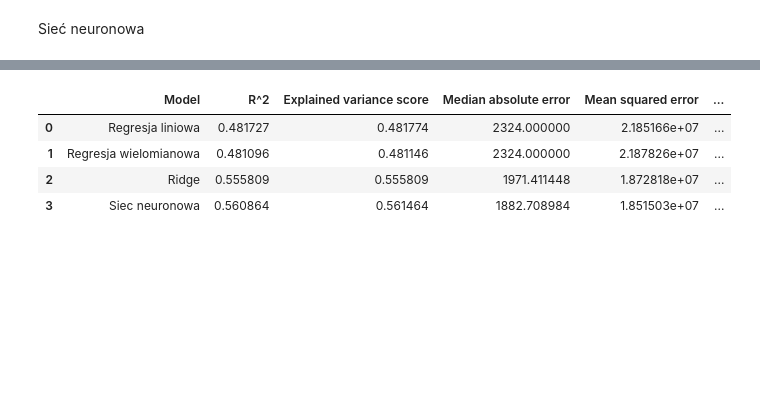
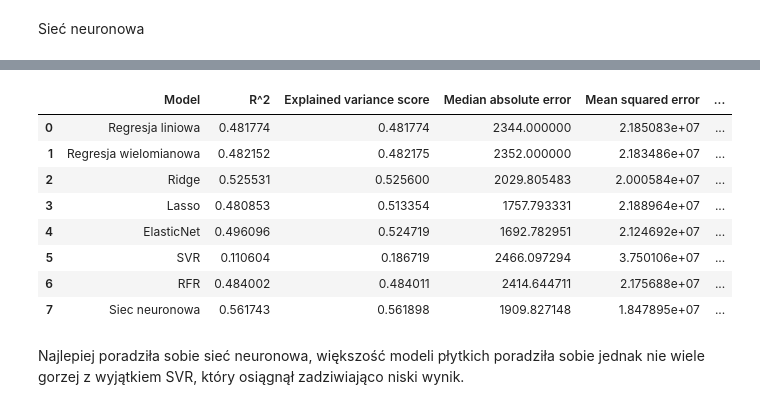
Before and after one commit to piotr310100/Projekt_PSI, a Jupyter notebook: projekt.ipynb, the cells around one changed output, grey strips where cells are left out. Cells and saved outputs as stored; diff of their text form; code cells hidden in the pictures; blank space fills up the shorter version.

```diff
--- a/projekt.ipynb
+++ b/projekt.ipynb
@@ -297,17 +279,16 @@ pipe= Pipeline(steps=[
 
 
 grid_params=  {
-                      'scaler': [StandardScaler(), None],
                       'preprocessor__degree': [1, 2],
-                      'regressor__alpha': [0.001, 0.01, 0.1, 1, 10, 100, 1000, 10000]
+                      'regressor__alpha': [0.01, 0.1, 1, 10, 100]
 }
 
 grid_ridge = GridSearchCV(pipe,
                     grid_params,
                     cv = kfold,
                     refit = True,
-                    verbose = 2,
-                    scoring = 'r2'
+                    scoring = 'r2',
+                    n_jobs = 2
 )
 
 grid_ridge.fit(X_train, y_train)
@@ -333,0 +377,26 @@ Fitting 5 folds for each of 32 candidates, totalling 160 fits
+# %%
+from sklearn.ensemble import RandomForestRegressor
+
+pipe= Pipeline(steps=[
+    ('scaler', StandardScaler()),
+    ('regressor', RandomForestRegressor(criterion= 'squared_error'))
+])
+
+
+grid_params=  {
+                      'regressor__max_depth': [4, 6, 8, 10],
+                      'regressor__n_estimators': [100, 200, 300, 400, 500],
+                      'regressor__min_samples_split': [2, 5, 10],
+                      'regressor__max_features': ['auto', 'sqrt', 'log2', None]
+}
+
+grid_rfr = GridSearchCV(pipe,
+                    grid_params,
+                    cv = kfold,
+                    refit = True,
+                    n_jobs = 2,
+                    scoring = 'r2'
+)
+
+grid_rfr.fit(X_train, y_train)
+grid_rfr.best_params_
@@ -363,11 +438,11 @@ model.add(Dense(384, input_shape = (X_train.shape[1],)))
 model.add(BatchNormalization())
 model.add(Activation("relu"))
 model.add(Dropout(0.2))
-model.add(Dense(256))
+model.add(Dense(196))
 model.add(BatchNormalization())
 model.add(Activation("relu"))
 model.add(Dropout(0.2))
-model.add(Dense(128))
+model.add(Dense(64))
 model.add(BatchNormalization())
 model.add(Activation("relu"))
 model.add(Dropout(0.2))
@@ -442,6 +517,14 @@ models.append(grid_poly)
 model_names.append('Regresja wielomianowa')
 models.append(grid_ridge)
 model_names.append('Ridge')
+models.append(grid_lasso)
+model_names.append('Lasso')
+models.append(grid_elastic)
+model_names.append('ElasticNet')
+models.append(grid_svr)
+model_names.append('SVR')
+models.append(grid_rfr)
+model_names.append('RFR')
 models.append(model)
 model_names.append('Siec neuronowa')
 
@@ -476,5 +559,11 @@ df_res
 |  | Model | R^2 | Explained variance score | Median absolute error | Mean squared error | ... |
-| 0 | Regresja liniowa | 0.481727 | 0.481774 | 2324.000000 | 2.185166e+07 | ... |
-| 1 | Regresja wielomianowa | 0.481096 | 0.481146 | 2324.000000 | 2.187826e+07 | ... |
-| 2 | Ridge | 0.555809 | 0.555809 | 1971.411448 | 1.872818e+07 | ... |
-| 3 | Siec neuronowa | 0.560864 | 0.561464 | 1882.708984 | 1.851503e+07 | ... |
+| 0 | Regresja liniowa | 0.481774 | 0.481774 | 2344.000000 | 2.185083e+07 | ... |
+| 1 | Regresja wielomianowa | 0.482152 | 0.482175 | 2352.000000 | 2.183486e+07 | ... |
+| 2 | Ridge | 0.525531 | 0.525600 | 2029.805483 | 2.000584e+07 | ... |
+| 3 | Lasso | 0.480853 | 0.513354 | 1757.793331 | 2.188964e+07 | ... |
+| 4 | ElasticNet | 0.496096 | 0.524719 | 1692.782951 | 2.124692e+07 | ... |
+| 5 | SVR | 0.110604 | 0.186719 | 2466.097294 | 3.750106e+07 | ... |
+| 6 | RFR | 0.484002 | 0.484011 | 2414.644711 | 2.175688e+07 | ... |
+| 7 | Siec neuronowa | 0.561743 | 0.561898 | 1909.827148 | 1.847895e+07 | ... |
+# %% [markdown]
+Najlepiej poradziła sobie sieć neuronowa, większość modeli płytkich poradziła sobie jednak nie wiele gorzej z wyjątkiem SVR, który osiągnął zadziwiająco niski wynik.
```
Also changed, not shown: parts of 15 cells of this notebook.
